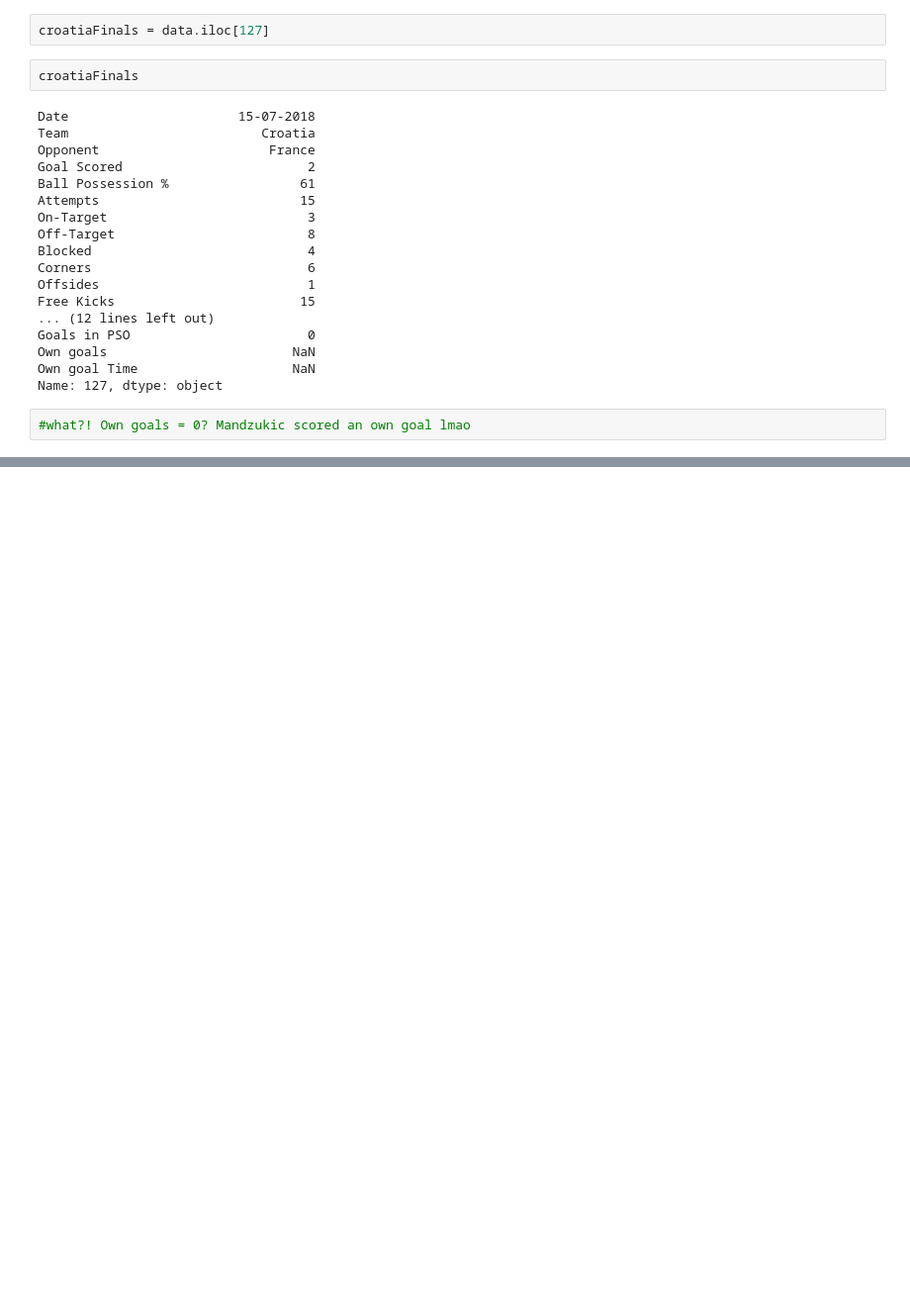
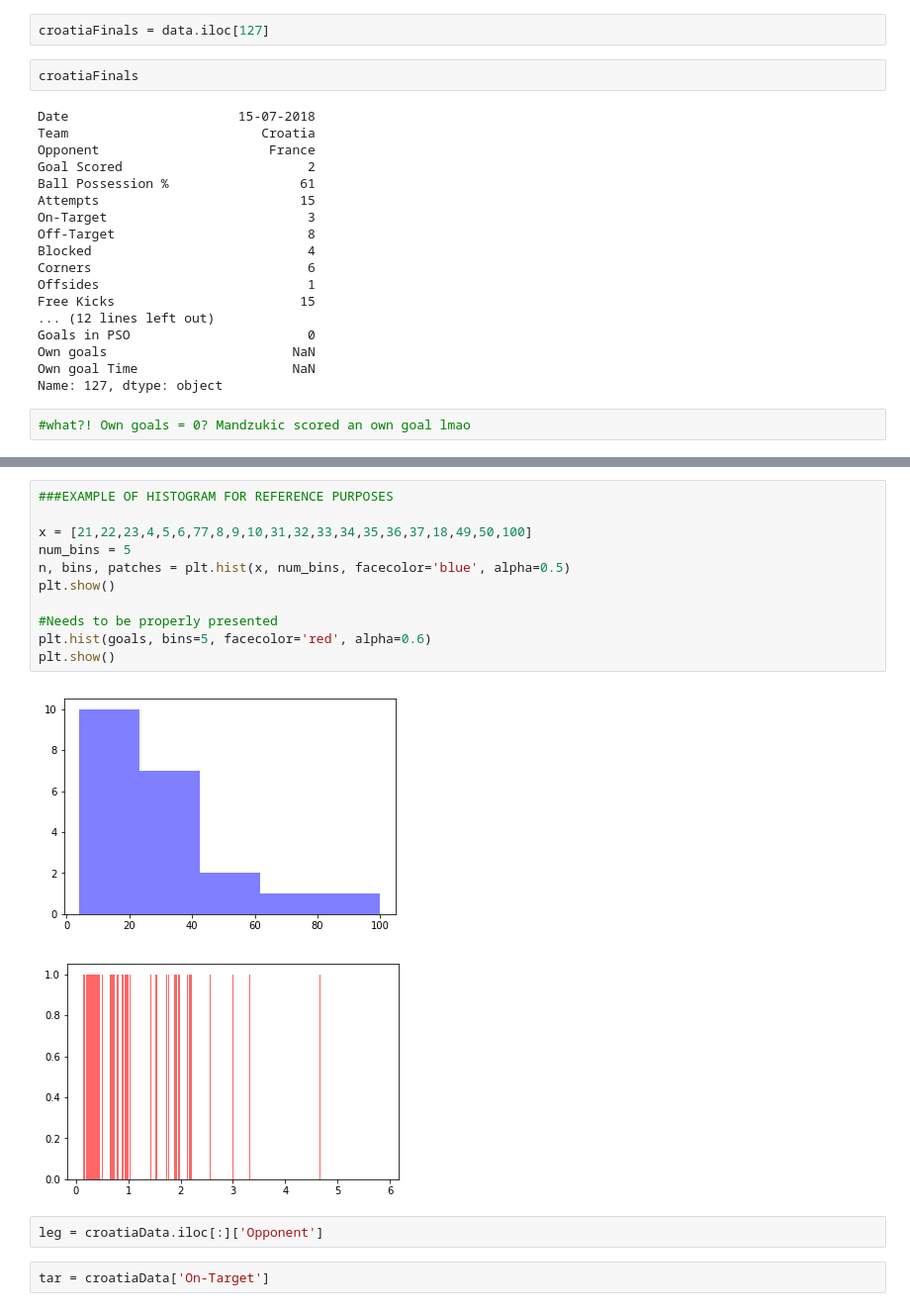
Before and after one commit to HarshavardhanK/DSC, a Jupyter notebook: TaskPhase/DSCTaskPhase1.ipynb, the cells around one changed output, grey strips where cells are left out. Shown: that part at 99% size. Cells and saved outputs as stored; diff of their text form; blank space fills up the shorter version.

```diff
--- a/TaskPhase/DSCTaskPhase1.ipynb
+++ b/TaskPhase/DSCTaskPhase1.ipynb
@@ -187,0 +236,18 @@ data
+# %%
+###EXAMPLE OF HISTOGRAM FOR REFERENCE PURPOSES
+
+x = [21,22,23,4,5,6,77,8,9,10,31,32,33,34,35,36,37,18,49,50,100]
+num_bins = 5
+n, bins, patches = plt.hist(x, num_bins, facecolor='blue', alpha=0.5)
+plt.show()
+
+#Needs to be properly presented
+plt.hist(goals, bins=5, facecolor='red', alpha=0.6)
+plt.show()
+# %% [output]
+[figure, added]
+[figure, added]
+# %%
+leg = croatiaData.iloc[:]['Opponent']
+# %%
+tar = croatiaData['On-Target']
```
Also changed, not shown: parts of 45 cells of this notebook, 1 other file.
